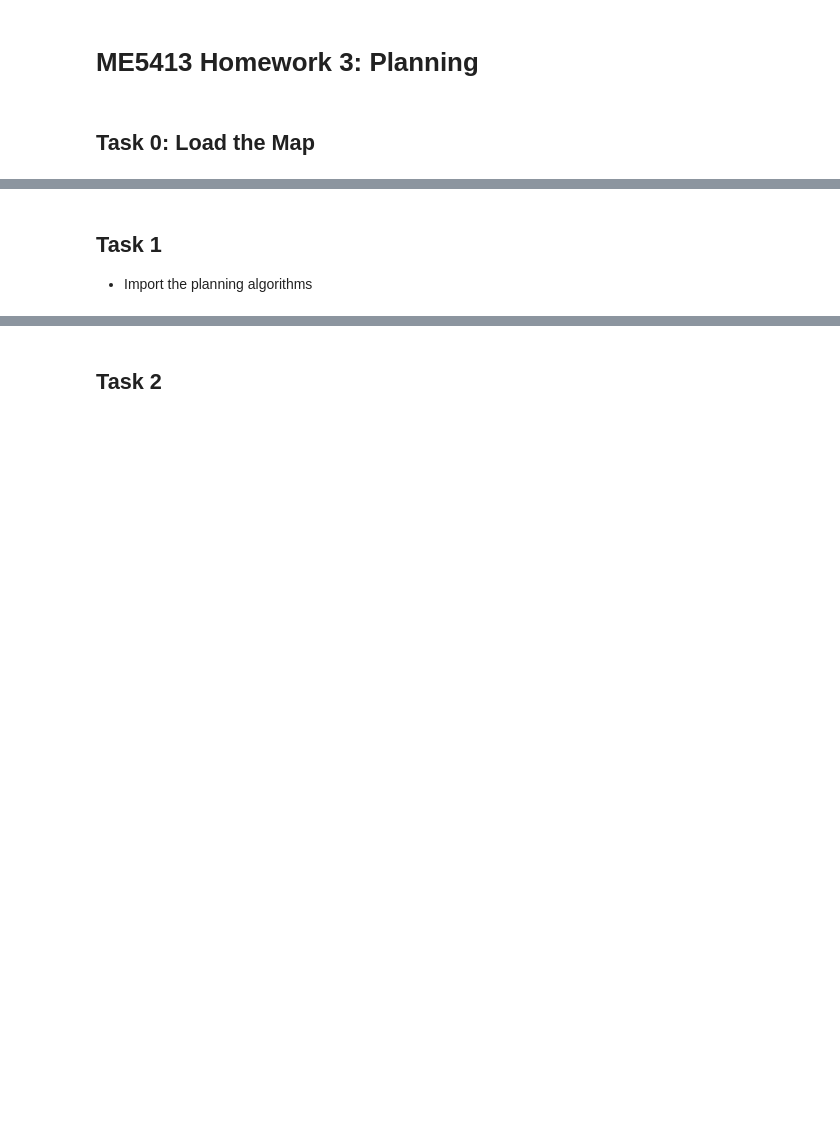
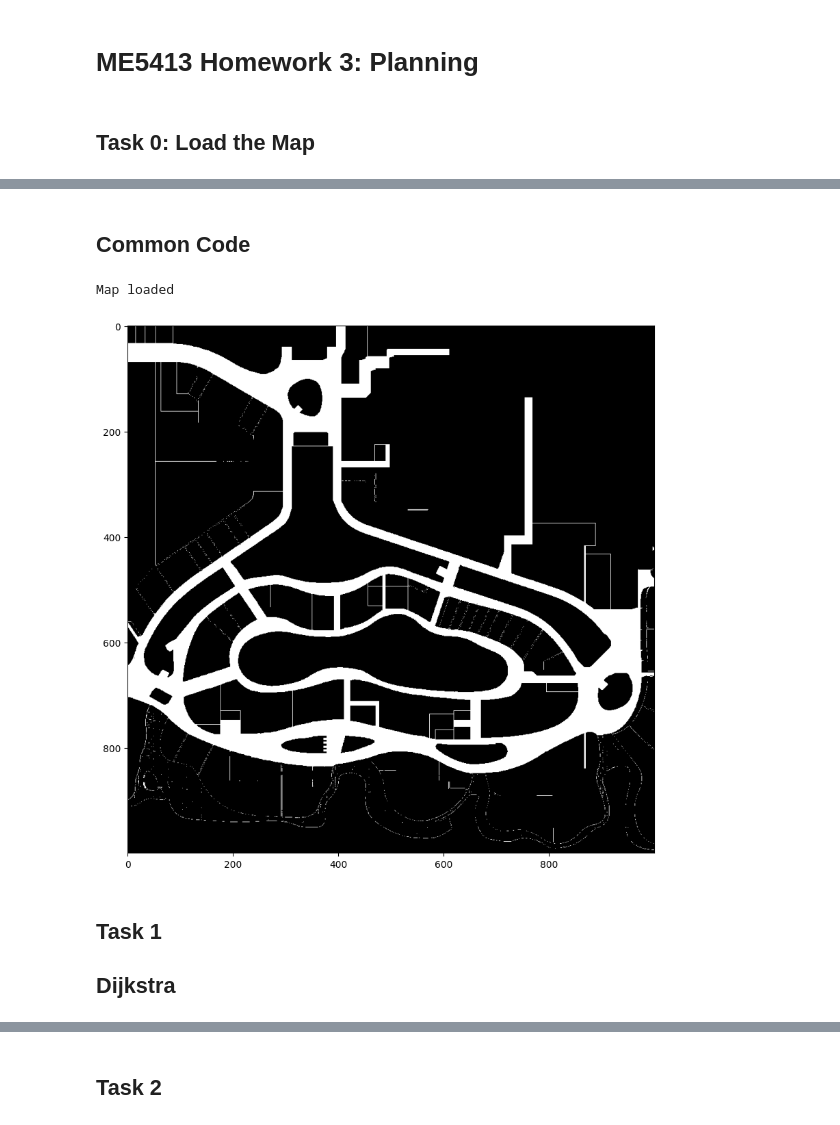
Before and after one commit to ruziniuuuuu/ME5413_HW3, a Jupyter notebook: homework3.ipynb, the cells around one changed output, grey strips where cells are left out. Cells and saved outputs as stored; diff of their text form; code cells hidden in the pictures; blank space fills up the shorter version.

```diff
--- a/homework3.ipynb
+++ b/homework3.ipynb
@@ -57,7 +59,74 @@ Cell snacks is free: True
 Cell store is free: True
 Cell movie is free: True
 Cell food is free: True
+# %% [markdown]
+## Common Code
+# %%
+# Save as npy
+# image_path = "./map/vivocity_freespace.png"
+# img = Image.open(image_path).convert('L')
+# obstacle_map = np.array(img) == 0
+# obstacle_map_uint8 = obstacle_map.astype(np.uint8)
+# np.save("./map/obstacle_map.npy", obstacle_map_uint8)
+
+show_animation = True
+grid_size = 0.2
+robot_radius = 0.3
+radius = robot_radius / grid_size # Each grid is 0.2m, so a radius of 0.3m is approximately 1.5 grids
+
+map = np.load("./map/obstacle_map.npy")
+print("Map loaded")
+
+if show_animation:
+    plt.figure(figsize=(10, 10))
+    plt.imshow(grid_map_img,cmap='gray')
+
+
+def plot_path_on_map(start_x, start_y, goal_x, goal_y, path_x, path_y):
+    plt.plot(start_x, start_y, "or")
+    plt.plot(goal_x, goal_y, "og")
+    plt.plot(path_x, path_y, "-b")
+
+
+def navigate_and_plot(locations, start_key, goal_key, planner, algorithm='dijkstra'):
+    sx, sy = locations[start_key]
+    gx, gy = locations[goal_key]
+    start_time = time.time()
+
+    if algorithm == 'dijkstra':
+        rx, ry = planner.planning_dijkstra(sx, sy, gx, gy)
+    elif algorithm == 'astar':
+        rx, ry = planner.planning_astar(sx, sy, gx, gy)
+    else:
+        raise ValueError(f"Invalid algorithm: {algorithm}")
+
+    end_time = time.time()
+    total_distance = planner.calculate_total_distance(rx, ry)
+    print(f"Path from {start_key} to {goal_key} planned in {end_time - start_time:.2f} seconds, total distance: {total_distance:.2f} meters.")
+    plot_path_on_map(sx, sy, gx, gy, rx, ry)
+    print("-------------------------------------------------------------------------------------------------------------------")
+
+def plot_all_paths(locations, planner, algorithm='dijkstra'):
+    map = np.load("./map/obstacle_map.npy")
+    for start_key in locations:
+        plt.figure(facecolor='white', figsize=(10, 10))
+        plt.imshow(map, cmap='gray', origin='upper')
+
+        for goal_key in locations:
+            if start_key != goal_key:
+                navigate_and_plot(locations, start_key, goal_key, planner, algorithm)
+
+        for location, (x, y) in locations.items():
+            plt.text(x, y, location, color='cyan', fontsize=9)
+
+        plt.grid(True)
+        plt.axis('equal')
+        plt.title(f"Paths from {start_key}")
+        plt.show()
+# %% [output]
+Map loaded
+[figure, added]
 # %% [markdown]
 ## Task 1
 
-- Import the planning algorithms
+## Dijkstra
```
Also changed, not shown: parts of 10 cells of this notebook, 4 other files.
